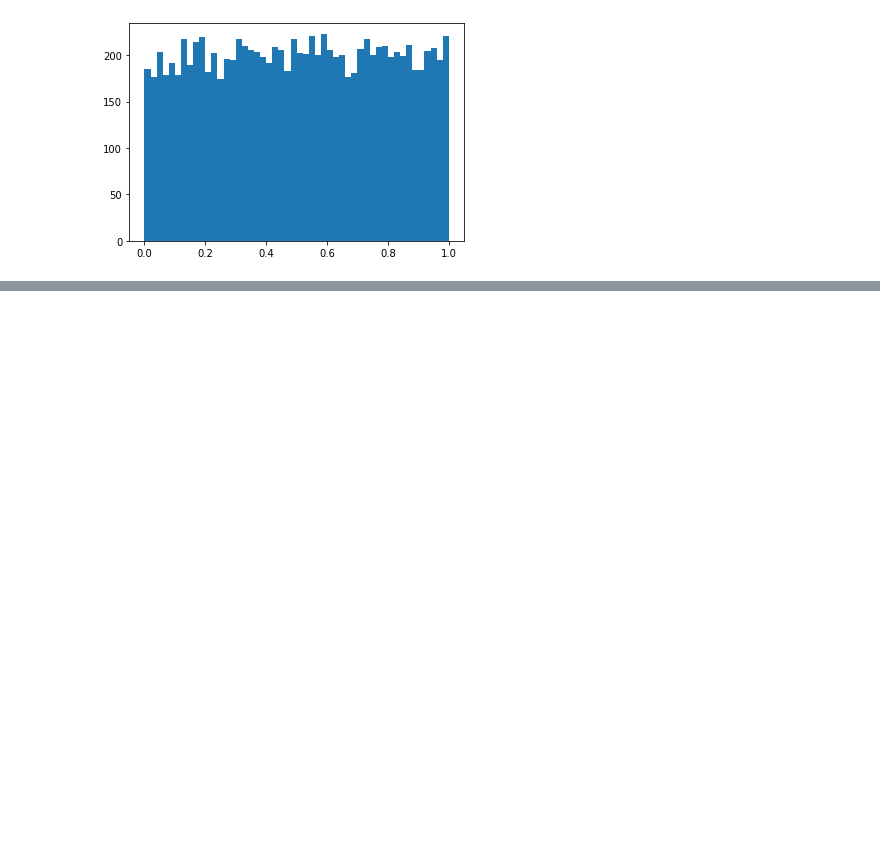
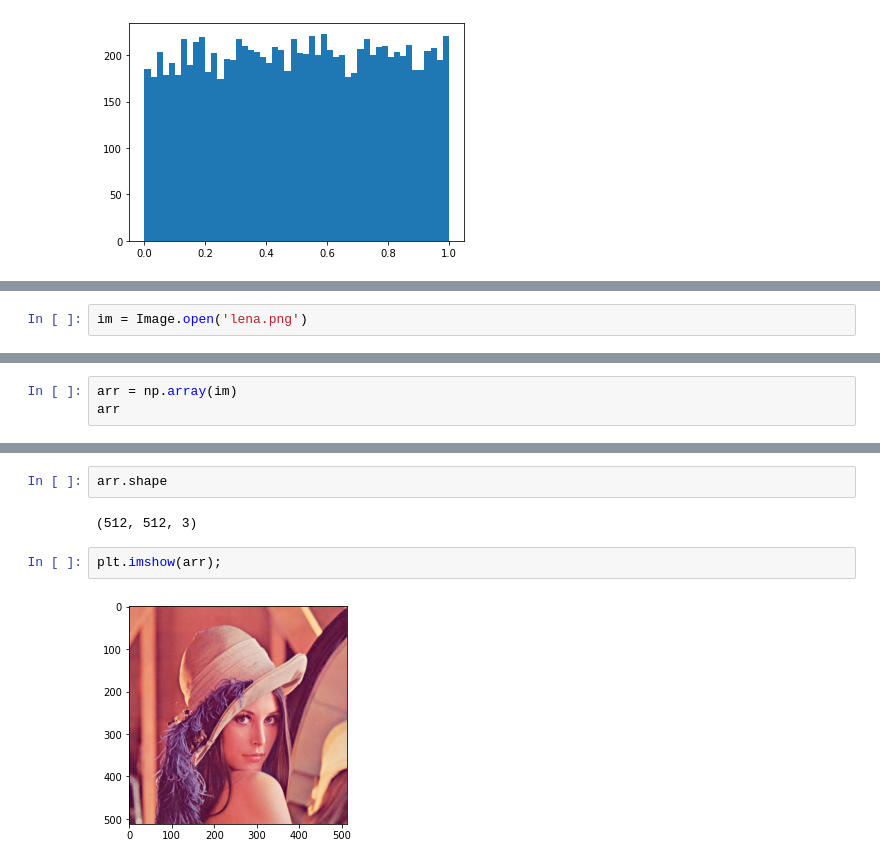
Before and after one commit to clshu/LP_numpy_stack, a Jupyter notebook: Matplotlib_LP.ipynb, the cells around one changed output, grey strips where cells are left out. Drawn from its saved outputs; the diff is of its cells as text; blank space fills up the shorter version.

Commit message:
5. Plotting Images

```diff
--- a/Matplotlib_LP.ipynb
+++ b/Matplotlib_LP.ipynb
@@ -60,0 +83,2 @@ plt.hist(Y, bins=50);
+# %%
+im = Image.open('lena.png')
@@ -60,0 +89,3 @@ plt.hist(Y, bins=50);
+# %%
+arr = np.array(im)
+arr
@@ -60,0 +110,8 @@ plt.hist(Y, bins=50);
+# %%
+arr.shape
+# %% [output]
+(512, 512, 3)
+# %%
+plt.imshow(arr);
+# %% [output]
+[figure, added]
```
Also changed, not shown: parts of 10 cells of this notebook.
